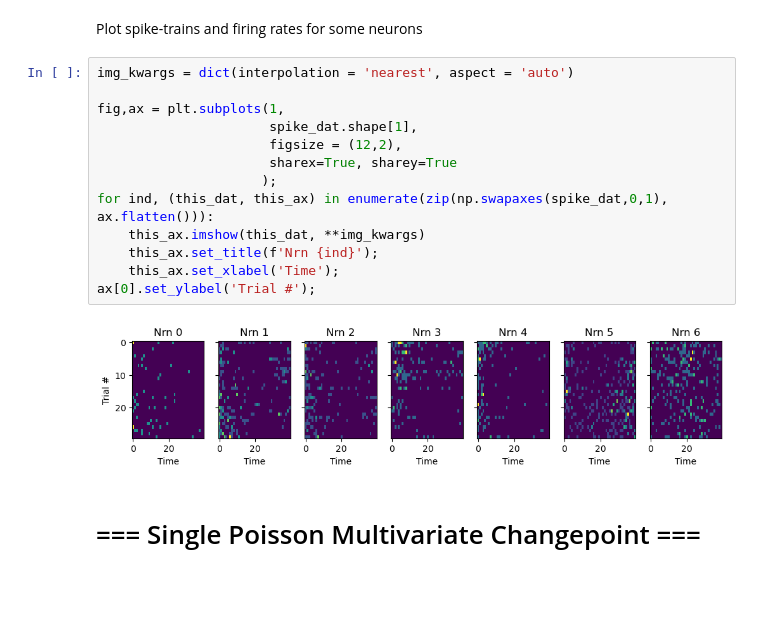
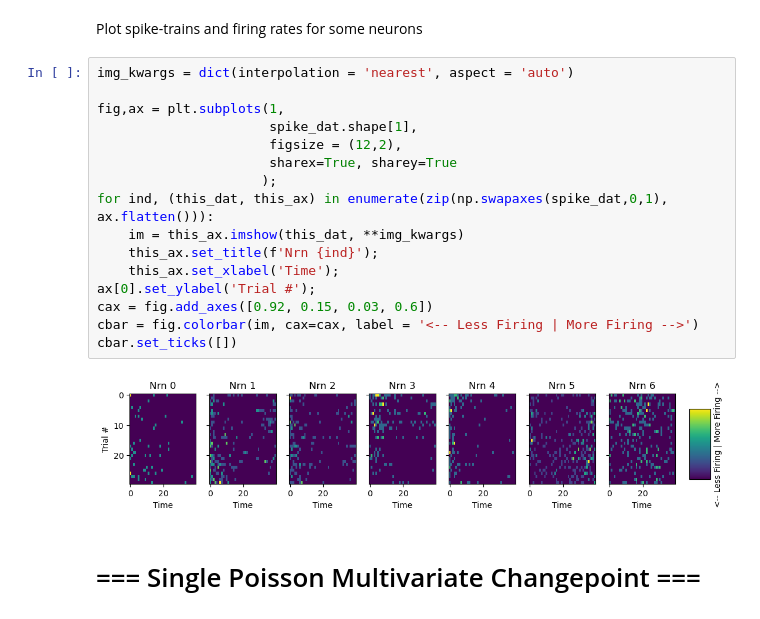
Before and after one commit to abuzarmahmood/pymcon_bayesian_changepoint, a Jupyter notebook: Bayesian_Changepoint_Zoo_neural_data.ipynb, the cells around one changed output. Drawn from its saved outputs; the diff is of its cells as text; blank space fills up the shorter version.

```diff
--- a/Bayesian_Changepoint_Zoo_neural_data.ipynb
+++ b/Bayesian_Changepoint_Zoo_neural_data.ipynb
@@ -60,18 +68,21 @@ Plot spike-trains and firing rates for some neurons
 # %%
 img_kwargs = dict(interpolation = 'nearest', aspect = 'auto')
 
 fig,ax = plt.subplots(1,
                       spike_dat.shape[1],
                       figsize = (12,2),
                       sharex=True, sharey=True
                      );
 for ind, (this_dat, this_ax) in enumerate(zip(np.swapaxes(spike_dat,0,1), ax.flatten())):
-    this_ax.imshow(this_dat, **img_kwargs)
+    im = this_ax.imshow(this_dat, **img_kwargs)
     this_ax.set_title(f'Nrn {ind}');
     this_ax.set_xlabel('Time');
 ax[0].set_ylabel('Trial #');
+cax = fig.add_axes([0.92, 0.15, 0.03, 0.6])
+cbar = fig.colorbar(im, cax=cax, label = '<-- Less Firing | More Firing -->')
+cbar.set_ticks([])
 # %% [output]
-[figure, old version]
+[figure, new version]
 # %% [markdown]
 # === Single Poisson Multivariate Changepoint ===
 # %% [markdown]
```
Also changed, not shown: parts of 6 cells of this notebook, 1 other file.
